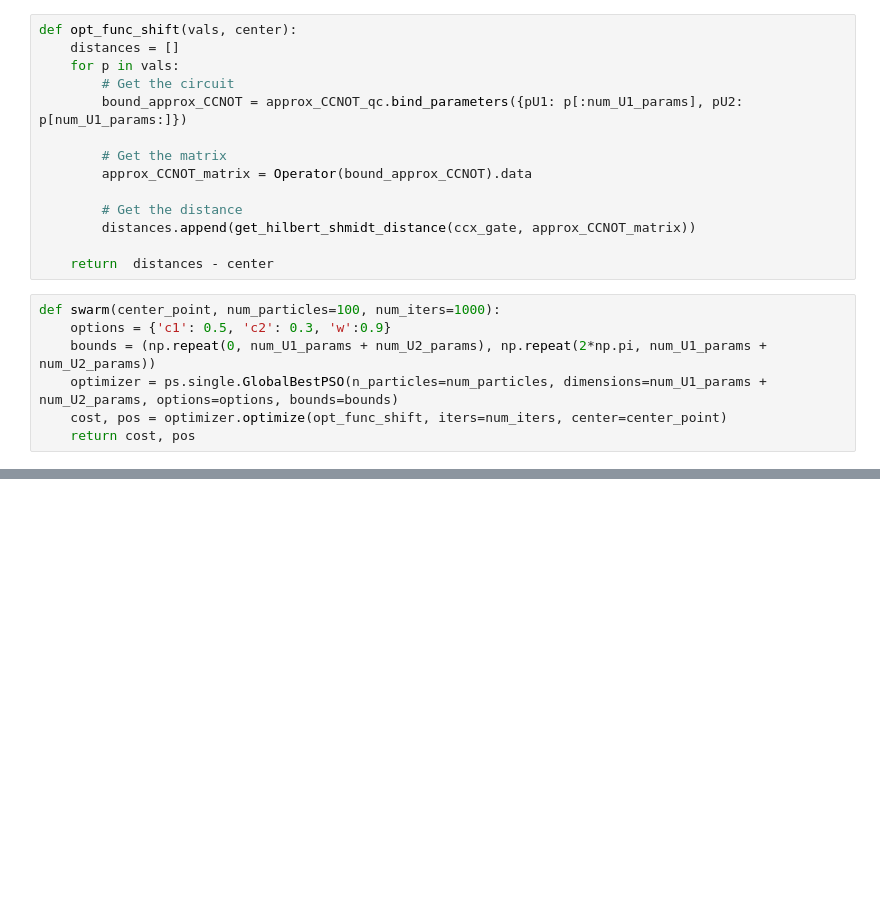
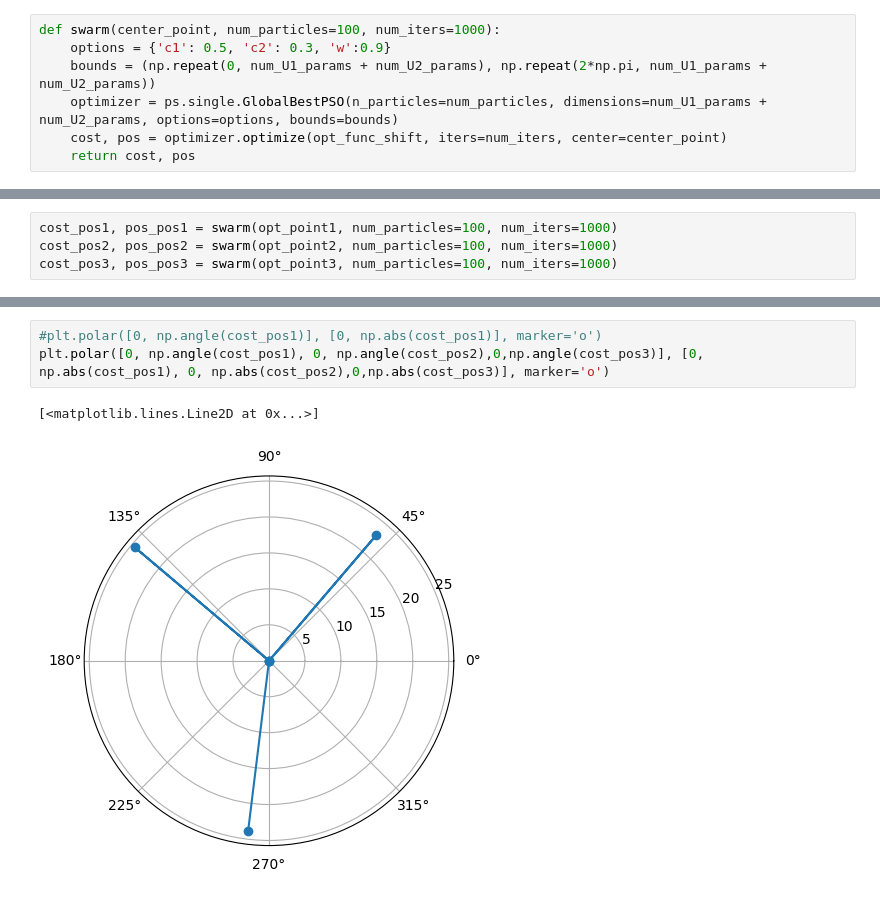
Before and after one commit to the-iron-ryan/CS-239, a Jupyter notebook: ApproxCCNOT/ApproxCCNOT.ipynb, the cells around one changed output, grey strips where cells are left out. Drawn from its saved outputs; the diff is of its cells as text; blank space fills up the shorter version.

```diff
--- a/ApproxCCNOT/ApproxCCNOT.ipynb
+++ b/ApproxCCNOT/ApproxCCNOT.ipynb
@@ -238,20 +250,6 @@ plt.polar([0, np.angle(opt_point1), 0, np.angle(opt_point2),0,np.angle(opt_point
 If we can possibly optimize a set of matrices centered around *different* points. Then we can use approximate computation (similar to QUEST) by calculating an average matrix of all of them.
 
 Lets define a new optimization function that takes in a shifted value from the HS distance. Then we perform swam optimization once more on each of these shifted distances
-# %%
-def opt_func_shift(vals, center):
-    distances = []
-    for p in vals:
-        # Get the circuit
-        bound_approx_CCNOT = approx_CCNOT_qc.bind_parameters({pU1: p[:num_U1_params], pU2: p[num_U1_params:]})
-
-        # Get the matrix
-        approx_CCNOT_matrix = Operator(bound_approx_CCNOT).data
-
-        # Get the distance
-        distances.append(get_hilbert_shmidt_distance(ccx_gate, approx_CCNOT_matrix))
-
-    return  distances - center
 # %%
 def swarm(center_point, num_particles=100, num_iters=1000):
     options = {'c1': 0.5, 'c2': 0.3, 'w':0.9}
@@ -320,0 +274,4 @@ plt.polar([0, np.angle(tot_cost)], [0, np.abs(tot_cost)], marker='o')
+# %%
+cost_pos1, pos_pos1 = swarm(opt_point1, num_particles=100, num_iters=1000)
+cost_pos2, pos_pos2 = swarm(opt_point2, num_particles=100, num_iters=1000)
+cost_pos3, pos_pos3 = swarm(opt_point3, num_particles=100, num_iters=1000)
@@ -320,0 +303,6 @@ plt.polar([0, np.angle(tot_cost)], [0, np.abs(tot_cost)], marker='o')
+# %%
+#plt.polar([0, np.angle(cost_pos1)], [0, np.abs(cost_pos1)], marker='o')
+plt.polar([0, np.angle(cost_pos1), 0, np.angle(cost_pos2),0,np.angle(cost_pos3)], [0, np.abs(cost_pos1), 0, np.abs(cost_pos2),0,np.abs(cost_pos3)], marker='o')
+# %% [output]
+[<matplotlib.lines.Line2D at 0x...>]
+[figure, added]
```
Also changed, not shown: parts of 24 cells of this notebook, 1 other file.
